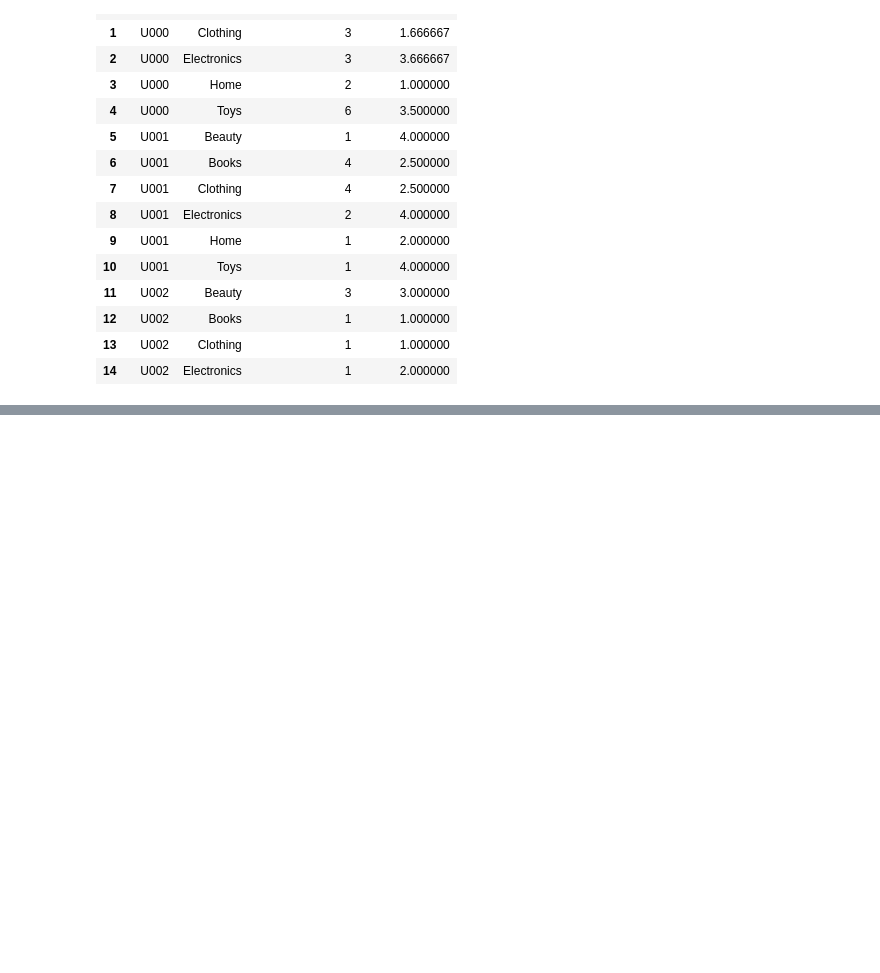
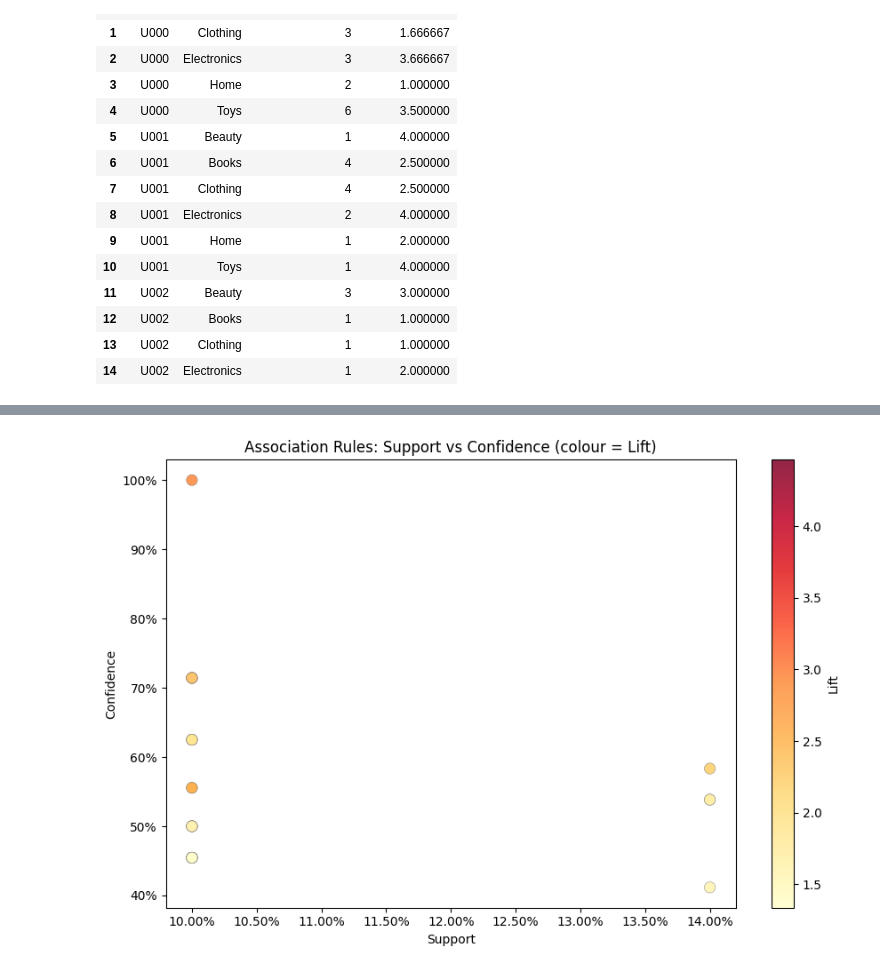
Before and after one commit to Pharo-14/SOEN-471-A2, a Jupyter notebook: src/project_notebook.ipynb, the cells around one changed output, grey strips where cells are left out. Cells and saved outputs as stored; diff of their text form; code cells hidden in the pictures; blank space fills up the shorter version.

```diff
--- a/src/project_notebook.ipynb
+++ b/src/project_notebook.ipynb
@@ -153,0 +243,15 @@ user_category_agg.head(15)
+# %%
+from mlxtend.frequent_patterns import association_rules
+
+MIN_CONFIDENCE = 0.40
+
+rules = association_rules(frequent_itemsets, metric="confidence", min_threshold=MIN_CONFIDENCE)
+rules = rules[rules["lift"] > 1.0].sort_values("lift", ascending=False).reset_index(drop=True)
+
+print(f"Rules generated (lift > 1): {len(rules)}")
+
+display(
+    rules[["antecedents", "consequents", "support", "confidence", "lift"]]
+    .head(20)
+    .style.format({"support": "{:.3f}", "confidence": "{:.3f}", "lift": "{:.3f}"})
+)
@@ -153,0 +314,27 @@ user_category_agg.head(15)
+# %%
+if len(rules) == 0:
+    print("No rules to plot — try lowering MIN_CONFIDENCE or MIN_SUPPORT.")
+else:
+    fig, ax = plt.subplots(figsize=(9, 6))
+    sc = ax.scatter(
+        rules["support"],
+        rules["confidence"],
+        c=rules["lift"],
+        cmap="YlOrRd",
+        s=80,
+        alpha=0.85,
+        edgecolors="grey",
+        linewidths=0.4,
+    )
+    cbar = plt.colorbar(sc, ax=ax)
+    cbar.set_label("Lift")
+    ax.set_xlabel("Support")
+    ax.set_ylabel("Confidence")
+    ax.set_title("Association Rules: Support vs Confidence (colour = Lift)")
+    ax.xaxis.set_major_formatter(mticker.PercentFormatter(xmax=1))
+    ax.yaxis.set_major_formatter(mticker.PercentFormatter(xmax=1))
+    plt.tight_layout()
+    plt.savefig("association_rules_scatter.png", dpi=150, bbox_inches="tight")
+    plt.show()
+# %% [output]
+[figure, added]
```
Also changed, not shown: parts of 17 cells of this notebook, 3 other files.
